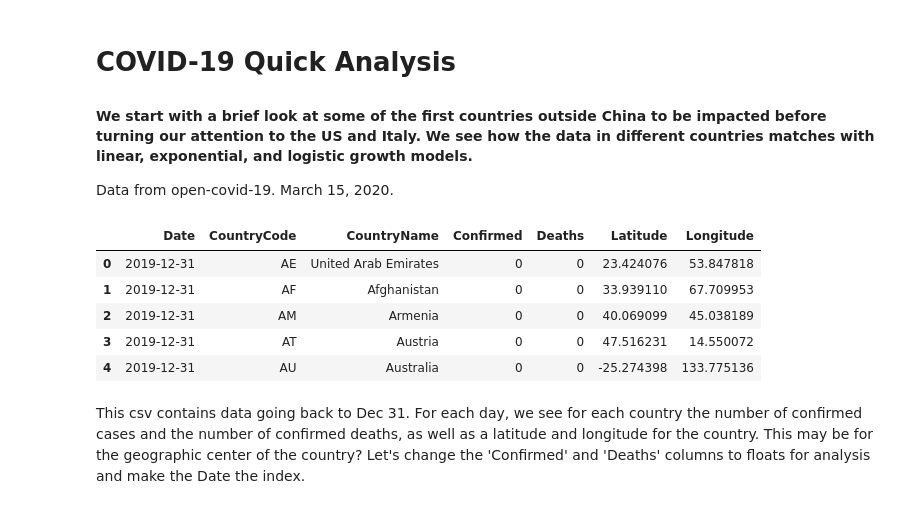
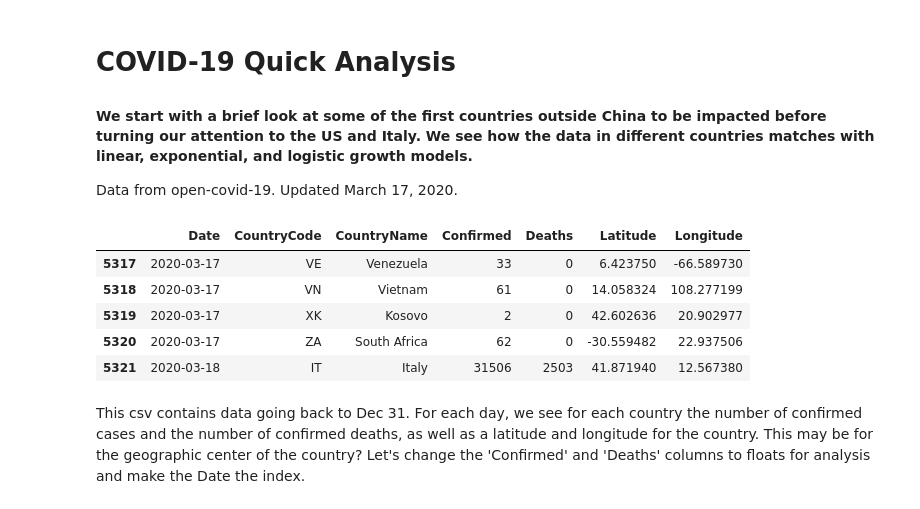
Before and after one commit to ericbrattain/covid-19, a Jupyter notebook: covid_modeling.ipynb, the cells around one changed output. Drawn from its saved outputs; the diff is of its cells as text; code cells hidden in the pictures.

```diff
--- a/covid_modeling.ipynb
+++ b/covid_modeling.ipynb
@@ -3,22 +3,22 @@
 
 #### We start with a brief look at some of the first countries outside China to be impacted before turning our attention to the US and Italy. We see how the data in different countries matches with linear, exponential, and logistic growth models.
 
-Data from open-covid-19. March 15, 2020.
+Data from open-covid-19. Updated March 17, 2020.
 # %%
 import numpy as np
 import pandas as pd
 import seaborn as sns
 sns.set()
 
 df = pd.read_csv('https://raw.githubusercontent.com/open-covid-19/data/master/output/world.csv')
-df.head()
+df.tail()
 # %% [output]
 |  | Date | CountryCode | CountryName | Confirmed | Deaths | Latitude | Longitude |
-| 0 | 2019-12-31 | AE | United Arab Emirates | 0 | 0 | 23.424076 | 53.847818 |
-| 1 | 2019-12-31 | AF | Afghanistan | 0 | 0 | 33.939110 | 67.709953 |
-| 2 | 2019-12-31 | AM | Armenia | 0 | 0 | 40.069099 | 45.038189 |
-| 3 | 2019-12-31 | AT | Austria | 0 | 0 | 47.516231 | 14.550072 |
-| 4 | 2019-12-31 | AU | Australia | 0 | 0 | -25.274398 | 133.775136 |
+| 5317 | 2020-03-17 | VE | Venezuela | 33 | 0 | 6.423750 | -66.589730 |
+| 5318 | 2020-03-17 | VN | Vietnam | 61 | 0 | 14.058324 | 108.277199 |
+| 5319 | 2020-03-17 | XK | Kosovo | 2 | 0 | 42.602636 | 20.902977 |
+| 5320 | 2020-03-17 | ZA | South Africa | 62 | 0 | -30.559482 | 22.937506 |
+| 5321 | 2020-03-18 | IT | Italy | 31506 | 2503 | 41.871940 | 12.567380 |
 # %% [markdown]
 This csv contains data going back to Dec 31. For each day, we see for each country the number of confirmed cases and the number of confirmed deaths, as well as a latitude and longitude for the country. This may be for the geographic center of the country? Let's change the 'Confirmed' and 'Deaths' columns to floats for analysis and make the Date the index.
 # %%
```
Also changed, not shown: parts of 34 cells of this notebook.
